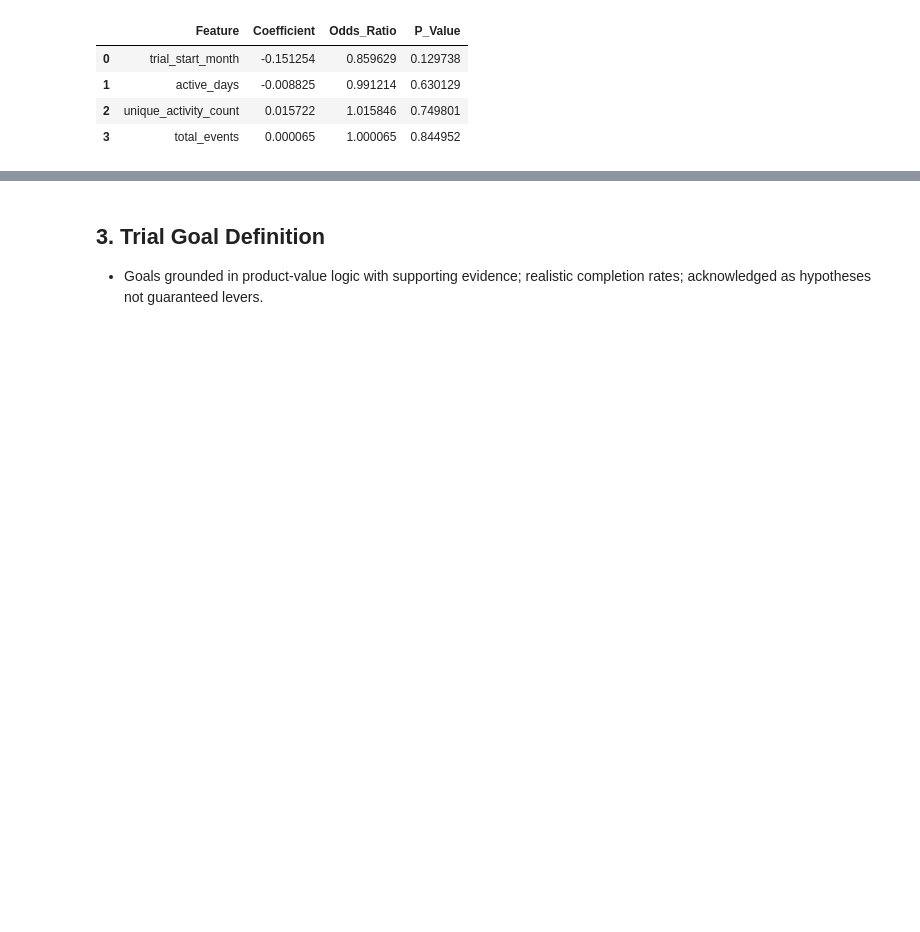
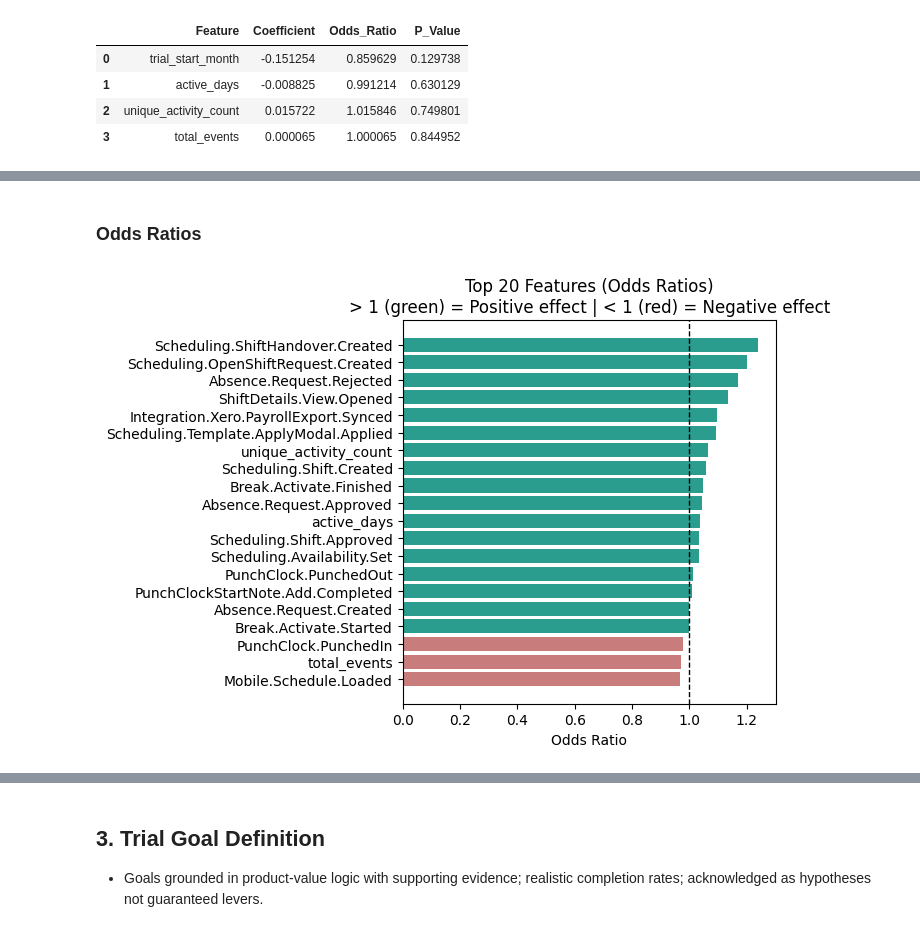
Before and after one commit to jacobdbt2100/trial_activation_analysis, a Jupyter notebook: notebooks/02_conversion_driver_analysis.ipynb, the cells around one changed output, grey strips where cells are left out. Saved outputs shown, nothing was run; the diff lists cells and outputs as text; code cells hidden in the pictures; blank space fills up the shorter version.

```diff
--- a/notebooks/02_conversion_driver_analysis.ipynb
+++ b/notebooks/02_conversion_driver_analysis.ipynb
@@ -313,0 +594,58 @@ Optimization terminated successfully.
+# %% [markdown]
+### Odds Ratios
+# %%
+import matplotlib.pyplot as plt
+import numpy as np
+
+# Copy results
+odds_df = logistic_results.copy()
+
+# Drop unwanted feature
+odds_df = odds_df[odds_df['Feature'] != 'trial_start_month']
+
+# Sort
+odds_df = odds_df.sort_values(by='Odds_Ratio', ascending=False)
+
+# Top 20
+odds_top = odds_df.head(20).copy()
+
+# Reverse for horizontal plot
+odds_top = odds_top.iloc[::-1]
+
+# Colours based on effect direction
+colors = np.where(
+    odds_top['Odds_Ratio'] >= 1,
+    '#2A9D8F',   # green-ish for positive effect
+    '#C97C7C'    # dull red for negative effect
+)
+
+# Plot
+plt.figure(figsize=(7,5))
+
+plt.barh(
+    odds_top['Feature'],
+    odds_top['Odds_Ratio'],
+    color=colors
+)
+
+# Reference line at 1
+plt.axvline(
+    x=1,
+    color='black',
+    linestyle='--',
+    linewidth=1
+)
+
+# Labels
+plt.xlabel('Odds Ratio')
+
+plt.title(
+    'Top 20 Features (Odds Ratios)\n'
+    '> 1 (green) = Positive effect | < 1 (red) = Negative effect'
+)
+
+plt.tight_layout()
+
+plt.show()
+# %% [output]
+[figure, added]
```
Also changed, not shown: parts of 9 cells of this notebook, 4 other files.
